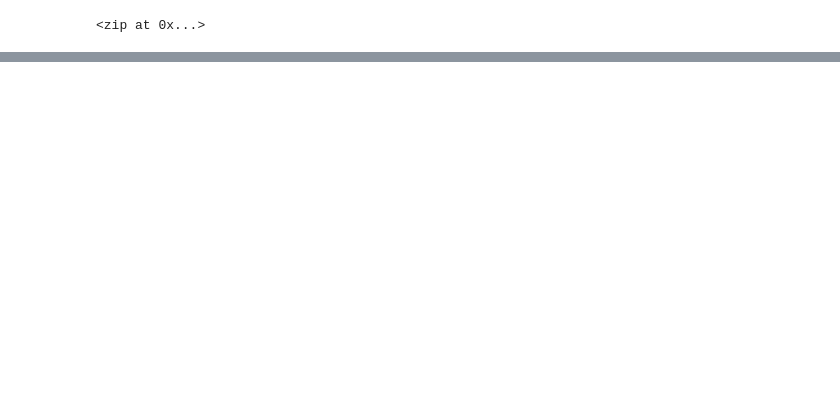
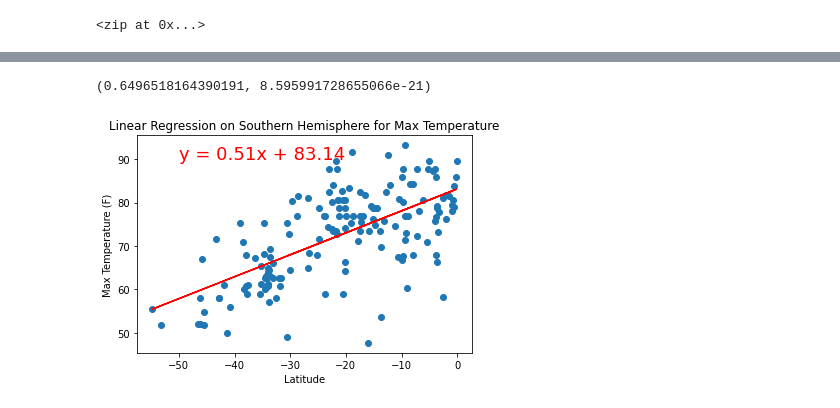
Before and after one commit to yazhcodes/World_Weather_Analysis, a Jupyter notebook: Course Work/WeatherPy.ipynb, the cells around one changed output, grey strips where cells are left out. Drawn from its saved outputs; the diff is of its cells as text; code cells hidden in the pictures; blank space fills up the shorter version.

```diff
--- a/Course Work/WeatherPy.ipynb
+++ b/Course Work/WeatherPy.ipynb
@@ -193,0 +238,18 @@ plt.savefig('../Resources/Fig4.png')
+# %%
+# Linear Regression - Latitude vs Temp (Southern Hemisphere)
+(slope,intercept,rval,pval,stderr) = linreg(south_weather_df['Lat'],south_weather_df['Max Temp'])
+linreg_eqn = 'y = ' + str(round(slope,2)) + 'x + ' + str(round(intercept,2))
+linreg_vals = [ slope*i + intercept for i in south_weather_df['Lat']]
+plot_linear_regression(
+                south_weather_df['Lat'],
+                south_weather_df['Max Temp'],
+                linreg_vals,
+                linreg_eqn,
+                (-50,90),
+                'Max Temperature (F)',
+                'Linear Regression on Southern Hemisphere for Max Temperature'
+)
+rval,pval
+# %% [output]
+(0.6496518164390191, 8.595991728655066e-21)
+[figure, added]
```
Also changed, not shown: parts of 17 cells of this notebook, 6 other files.
